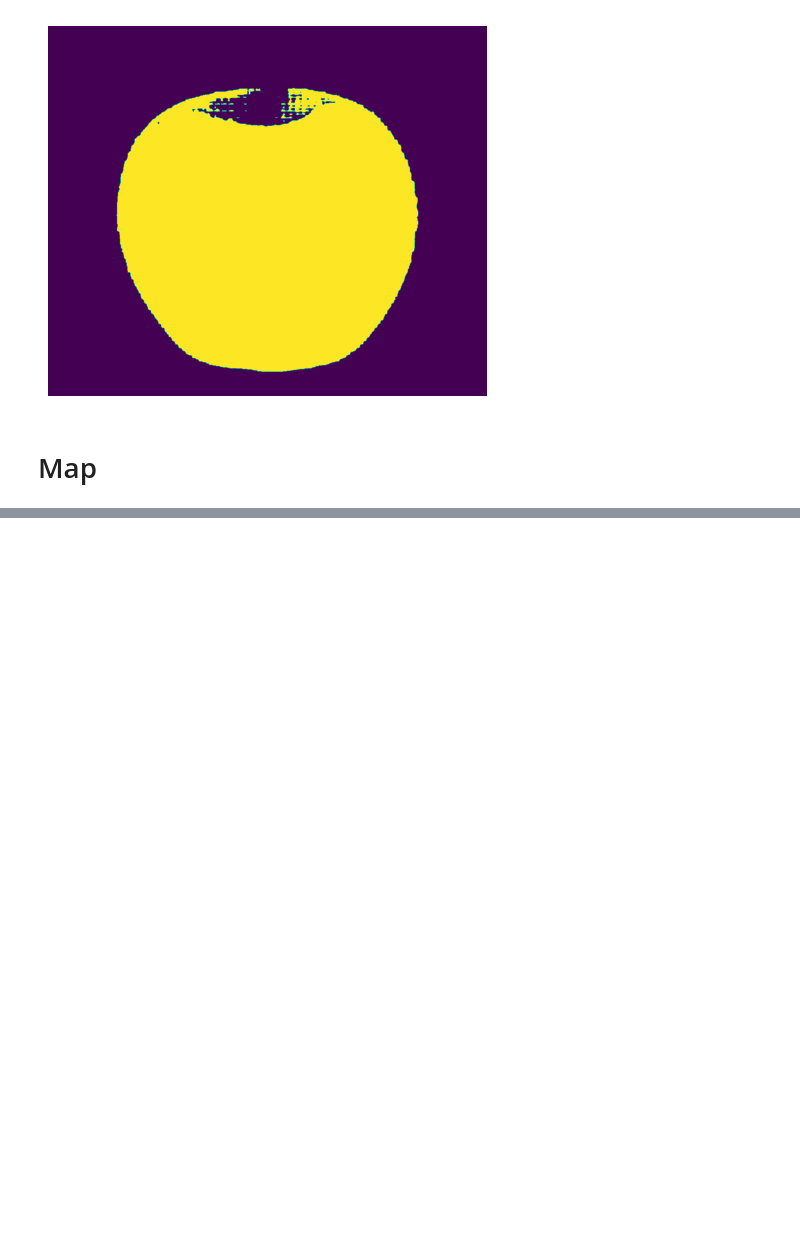
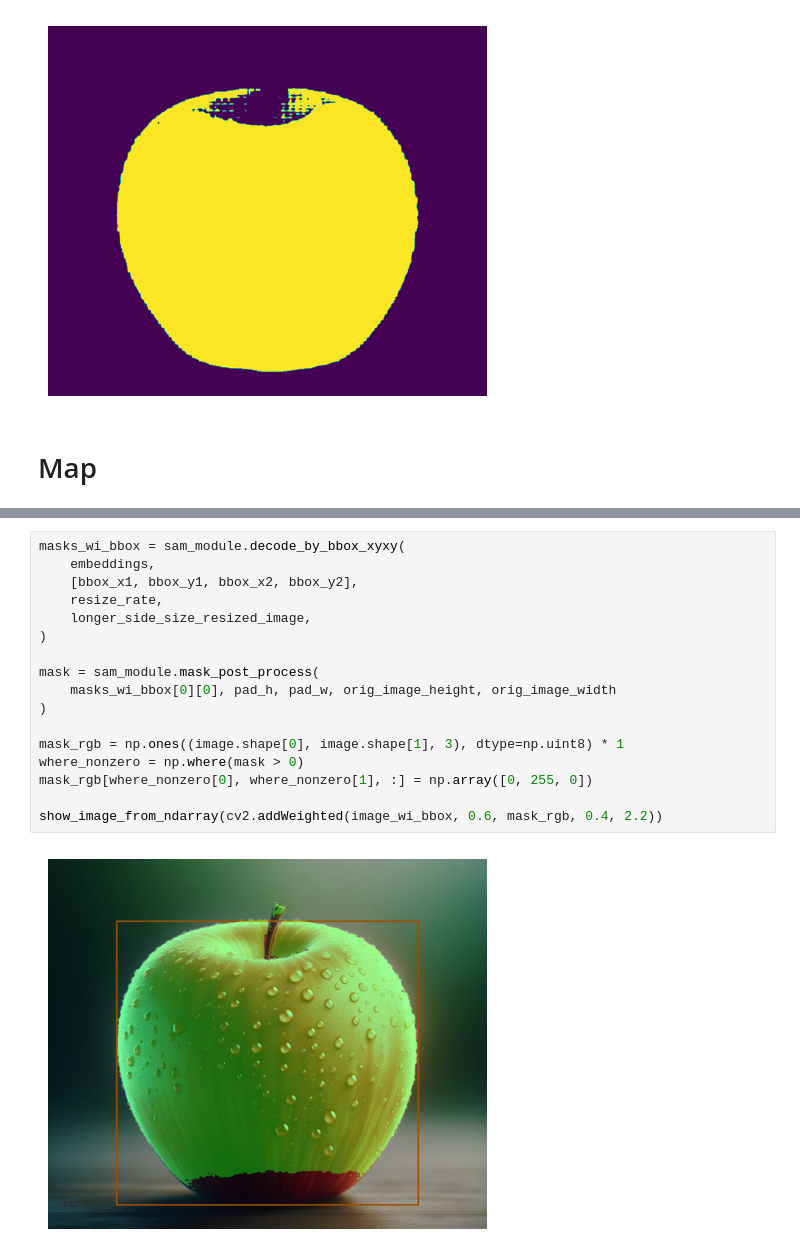
Before and after one commit to yuki-inaho/segment_anything_onnx_sandbox, a Jupyter notebook: demo_with_onnx.ipynb, the cells around one changed output, grey strips where cells are left out. Drawn from its saved outputs; the diff is of its cells as text; blank space fills up the shorter version.

```diff
--- a/demo_with_onnx.ipynb
+++ b/demo_with_onnx.ipynb
@@ -101,0 +117,19 @@ show_image_from_ndarray(result)
+# %%
+masks_wi_bbox = sam_module.decode_by_bbox_xyxy(
+    embeddings,
+    [bbox_x1, bbox_y1, bbox_x2, bbox_y2],
+    resize_rate,
+    longer_side_size_resized_image,
+)
+
+mask = sam_module.mask_post_process(
+    masks_wi_bbox[0][0], pad_h, pad_w, orig_image_height, orig_image_width
+)
+
+mask_rgb = np.ones((image.shape[0], image.shape[1], 3), dtype=np.uint8) * 1
+where_nonzero = np.where(mask > 0)
+mask_rgb[where_nonzero[0], where_nonzero[1], :] = np.array([0, 255, 0])
+
+show_image_from_ndarray(cv2.addWeighted(image_wi_bbox, 0.6, mask_rgb, 0.4, 2.2))
+# %% [output]
+[figure, added]
```
Also changed, not shown: parts of 6 cells of this notebook, 1 other file.
